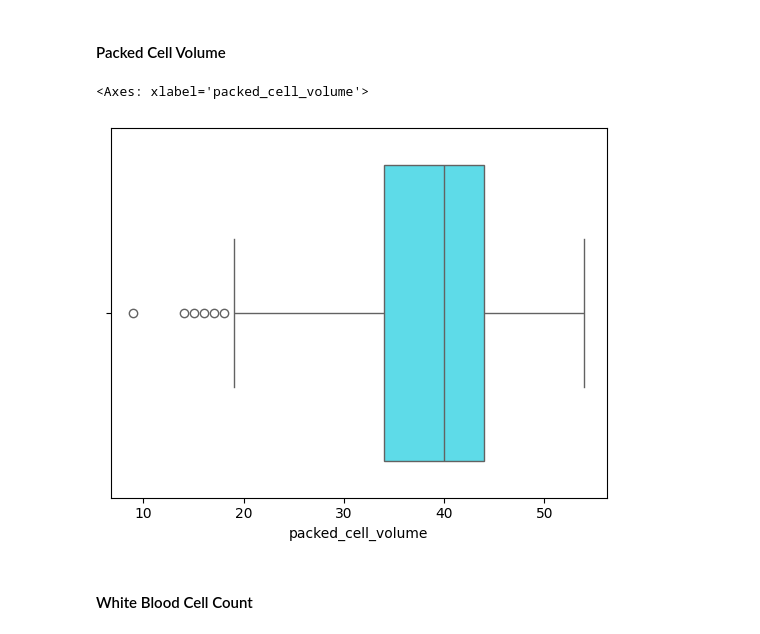
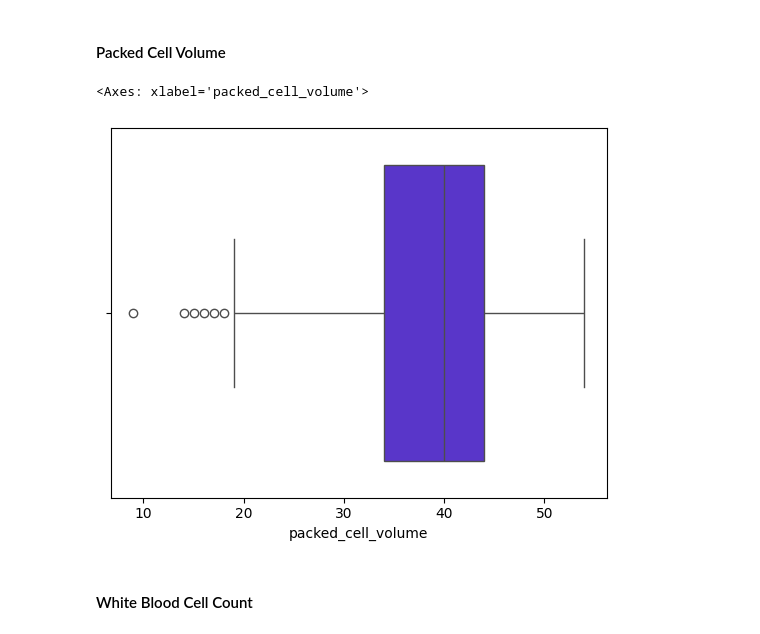
Before and after one commit to SimranS22/Kidney-Disease-Prediction-Model, a Jupyter notebook: Notebook/kidney-disease-prediction-model.ipynb, the cells around one changed output. Saved outputs shown, nothing was run; the diff lists cells and outputs as text; code cells hidden in the pictures.

```diff
--- a/Notebook/kidney-disease-prediction-model.ipynb
+++ b/Notebook/kidney-disease-prediction-model.ipynb
@@ -334,10 +336,10 @@ sns.boxplot(x = 'haemoglobin_lvl', data=df, color='Red')
 # %% [markdown]
 #### Packed Cell Volume
 # %%
-sns.boxplot(x = 'packed_cell_volume', data=df, color='#47EEFF')
+sns.boxplot(x = 'packed_cell_volume', data=df, color='#4c1ee1')
 # %% [output]
 <Axes: xlabel='packed_cell_volume'>
-[figure, old version]
+[figure, new version]
 # %% [markdown]
 #### White Blood Cell Count
 # %%
```
Also changed, not shown: parts of 40 cells of this notebook, 1 other file.
